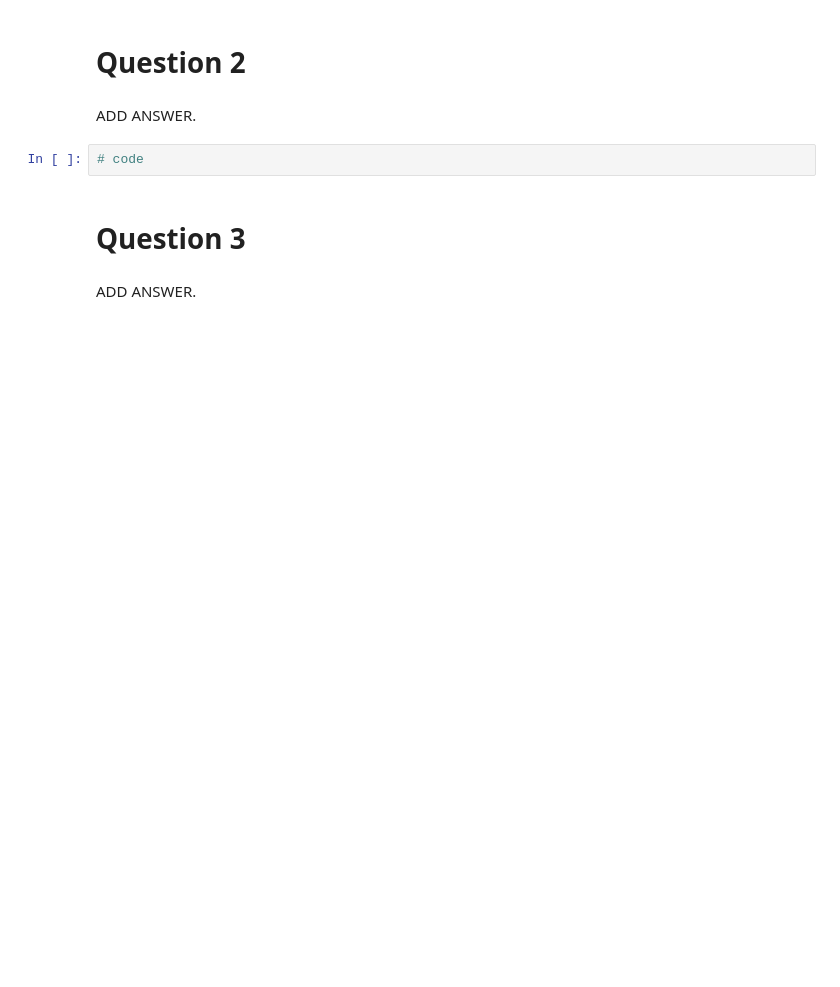
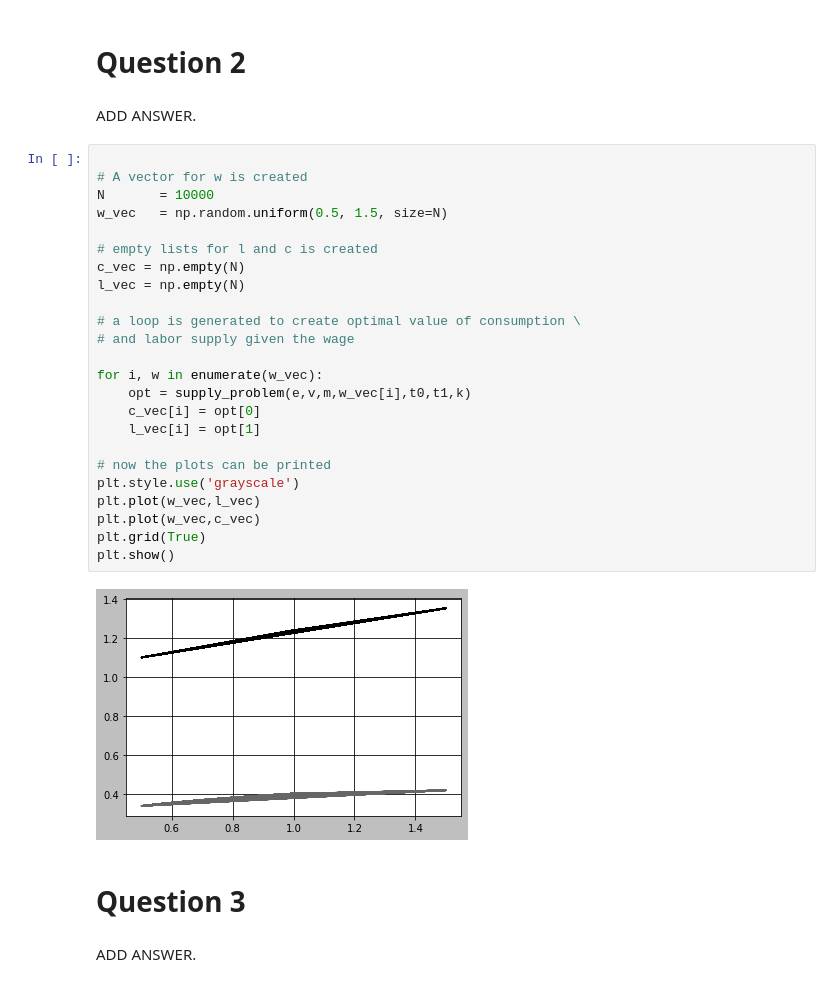
Before and after one commit to NumEconCopenhagen/projects-2020-group20, a Jupyter notebook: inauguralproject/inauguralproject.ipynb, the cells around one changed output. Saved outputs shown, nothing was run; the diff lists cells and outputs as text; blank space fills up the shorter version.

```diff
--- a/inauguralproject/inauguralproject.ipynb
+++ b/inauguralproject/inauguralproject.ipynb
@@ -38,8 +74,32 @@ print(b)
 # Question 2
 # %% [markdown]
 ADD ANSWER.
-# %%
-# code
+# %%
+
+# A vector for w is created
+N       = 10000
+w_vec   = np.random.uniform(0.5, 1.5, size=N)
+
+# empty lists for l and c is created
+c_vec = np.empty(N)
+l_vec = np.empty(N)
+
+# a loop is generated to create optimal value of consumption \
+# and labor supply given the wage
+
+for i, w in enumerate(w_vec):
+    opt = supply_problem(e,v,m,w_vec[i],t0,t1,k)
+    c_vec[i] = opt[0]
+    l_vec[i] = opt[1]
+
+# now the plots can be printed
+plt.style.use('grayscale')
+plt.plot(w_vec,l_vec)
+plt.plot(w_vec,c_vec)
+plt.grid(True)
+plt.show()
+# %% [output]
+[figure, added]
 # %% [markdown]
 # Question 3
 # %% [markdown]
```
Also changed, not shown: parts of 6 cells of this notebook.
